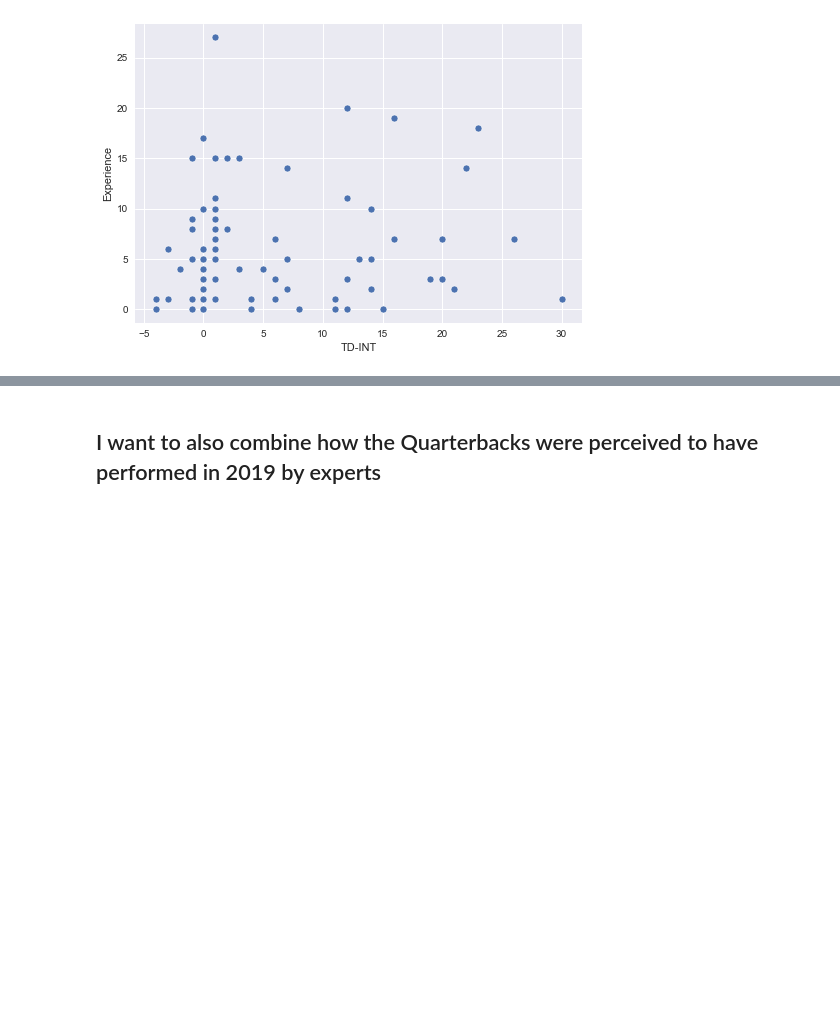
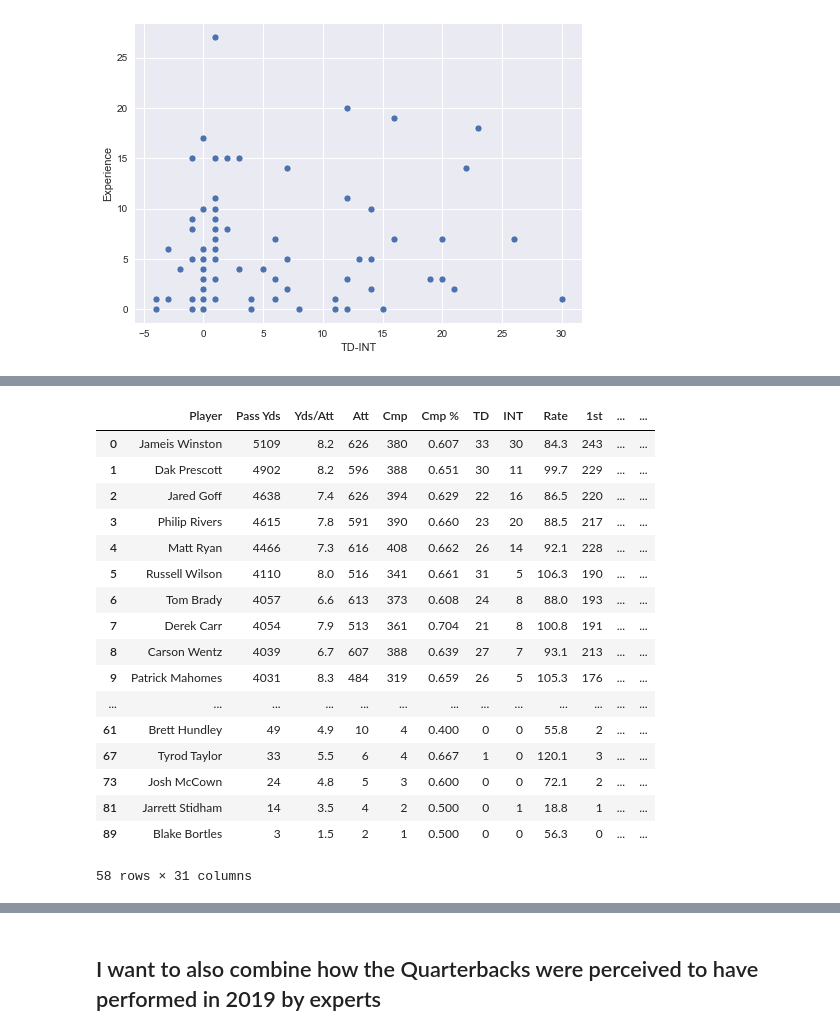
Before and after one commit to User7712/UCDPA_MarkCheesmore, a Jupyter notebook: QB_in_NFL_2019.ipynb, the cells around one changed output, grey strips where cells are left out. Cells and saved outputs as stored; diff of their text form; code cells hidden in the pictures; blank space fills up the shorter version.

```diff
--- a/QB_in_NFL_2019.ipynb
+++ b/QB_in_NFL_2019.ipynb
@@ -290,0 +301,2 @@ sns.heatmap(Significant)
+# %%
+Wider_stats.drop(['heightInches', 'weight','combinePosition','collegeId', 'nflId', 'college','combineId','combineHand','combineArm','combine60ydShuttle', 'playerId',"homeCity", "homeState",'homeCountry', 'highSchool', 'hsCity', 'hsState', 'hsCountry','nameFirst', 'nameLast','playerProfileUrl','combineBench'], axis = 1, inplace=True)
@@ -290,0 +318,23 @@ sns.heatmap(Significant)
+# %%
+rslt_df = Wider_stats[Wider_stats['position'].isin(['QB'])]
+# %%
+rslt_df
+# %% [output]
+|  | Player | Pass Yds | Yds/Att | Att | Cmp | Cmp % | TD | INT | Rate | 1st | ... | ... |
+| 0 | Jameis Winston | 5109 | 8.2 | 626 | 380 | 0.607 | 33 | 30 | 84.3 | 243 | ... | ... |
+| 1 | Dak Prescott | 4902 | 8.2 | 596 | 388 | 0.651 | 30 | 11 | 99.7 | 229 | ... | ... |
+| 2 | Jared Goff | 4638 | 7.4 | 626 | 394 | 0.629 | 22 | 16 | 86.5 | 220 | ... | ... |
+| 3 | Philip Rivers | 4615 | 7.8 | 591 | 390 | 0.660 | 23 | 20 | 88.5 | 217 | ... | ... |
+| 4 | Matt Ryan | 4466 | 7.3 | 616 | 408 | 0.662 | 26 | 14 | 92.1 | 228 | ... | ... |
+| 5 | Russell Wilson | 4110 | 8.0 | 516 | 341 | 0.661 | 31 | 5 | 106.3 | 190 | ... | ... |
+| 6 | Tom Brady | 4057 | 6.6 | 613 | 373 | 0.608 | 24 | 8 | 88.0 | 193 | ... | ... |
+| 7 | Derek Carr | 4054 | 7.9 | 513 | 361 | 0.704 | 21 | 8 | 100.8 | 191 | ... | ... |
+| 8 | Carson Wentz | 4039 | 6.7 | 607 | 388 | 0.639 | 27 | 7 | 93.1 | 213 | ... | ... |
+| 9 | Patrick Mahomes | 4031 | 8.3 | 484 | 319 | 0.659 | 26 | 5 | 105.3 | 176 | ... | ... |
+| ... | ... | ... | ... | ... | ... | ... | ... | ... | ... | ... | ... | ... |
+| 61 | Brett Hundley | 49 | 4.9 | 10 | 4 | 0.400 | 0 | 0 | 55.8 | 2 | ... | ... |
+| 67 | Tyrod Taylor | 33 | 5.5 | 6 | 4 | 0.667 | 1 | 0 | 120.1 | 3 | ... | ... |
+| 73 | Josh McCown | 24 | 4.8 | 5 | 3 | 0.600 | 0 | 0 | 72.1 | 2 | ... | ... |
+| 81 | Jarrett Stidham | 14 | 3.5 | 4 | 2 | 0.500 | 0 | 1 | 18.8 | 1 | ... | ... |
+| 89 | Blake Bortles | 3 | 1.5 | 2 | 1 | 0.500 | 0 | 0 | 56.3 | 0 | ... | ... |
+58 rows × 31 columns
```
Also changed, not shown: parts of 51 cells of this notebook.
